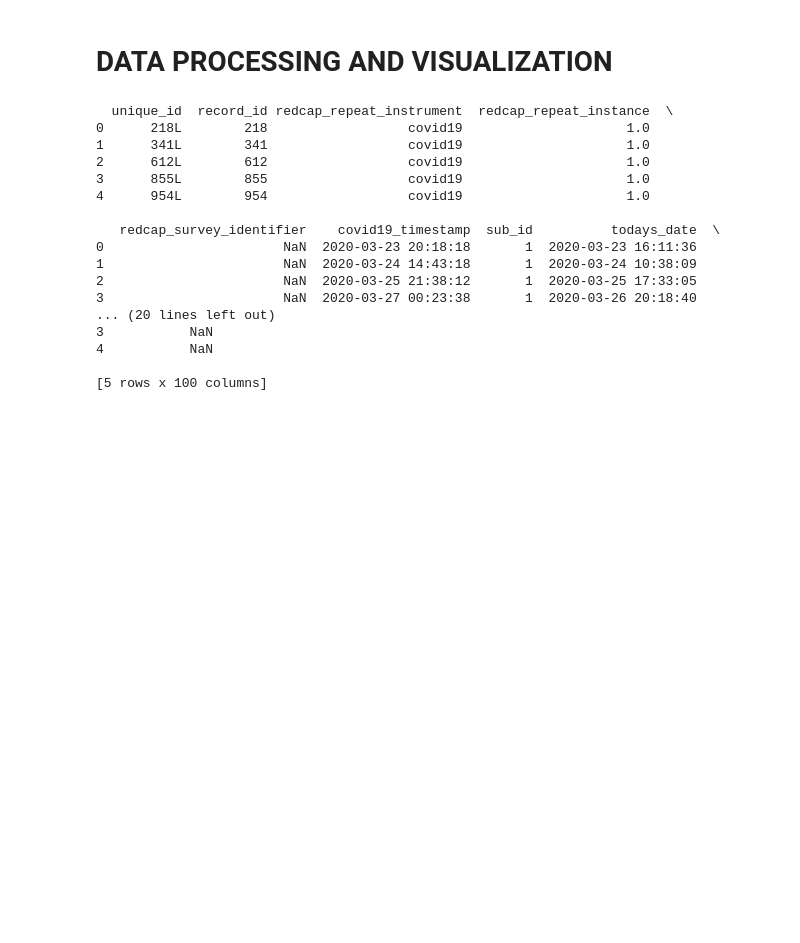
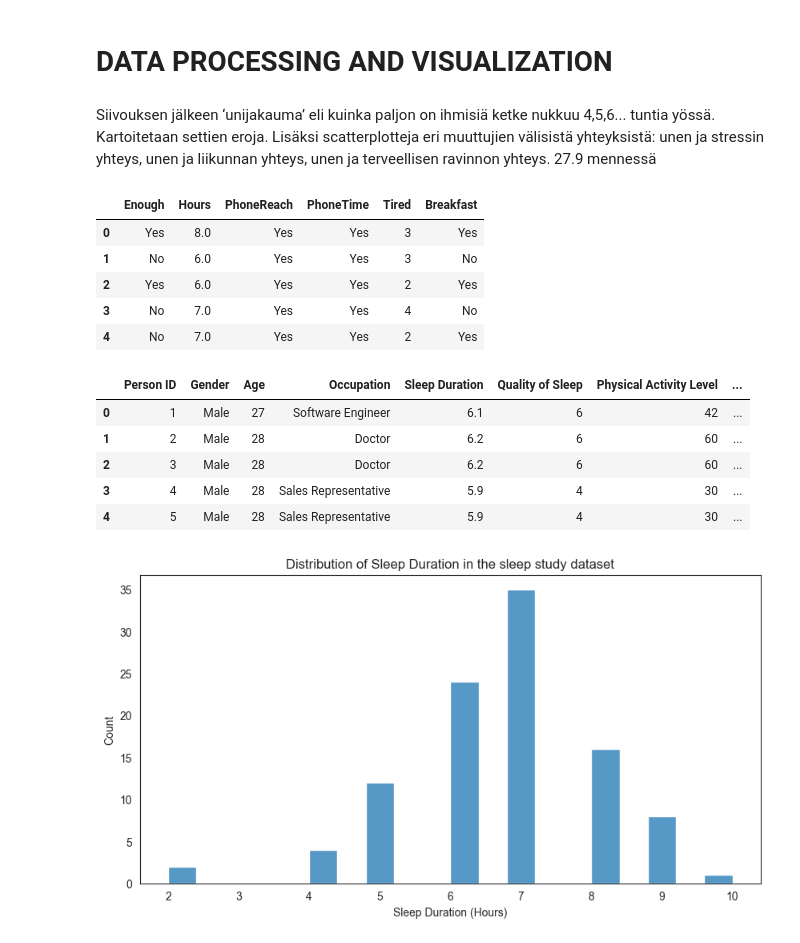
Before and after one commit to heksaani/DataScienceProject, a Jupyter notebook: preprocessing.ipynb, the cells around one changed output. Saved outputs shown, nothing was run; the diff lists cells and outputs as text; code cells hidden in the pictures; blank space fills up the shorter version.

Commit message:
Edit on the preprocessing file and add data folder with some of the data

```diff
--- a/preprocessing.ipynb
+++ b/preprocessing.ipynb
@@ -3,6 +3,8 @@
 # PROJECT WORK
 # %% [markdown]
 # DATA PROCESSING AND VISUALIZATION
+# %% [markdown]
+Siivouksen jälkeen ‘unijakauma’ eli kuinka paljon on ihmisiä ketke nukkuu 4,5,6... tuntia yössä. Kartoitetaan settien eroja. Lisäksi scatterplotteja eri muuttujien välisistä yhteyksistä: unen ja stressin yhteys, unen ja liikunnan yhteys, unen ja terveellisen ravinnon yhteys. 27.9 mennessä
 # %%
 import pandas as pd
 import numpy as np
@@ -10,27 +12,34 @@ import matplotlib.pyplot as plt
 import seaborn as sns
 
 # read csv file to dataframe
-df = pd.read_csv('')
-# print column names
-#print(df.columns)
+sleep_study = pd.read_csv('./data/SleepStudyData.csv')
+sleep_health_study = pd.read_csv('./data/Sleep_health_and_lifestyle_dataset.csv')
 
-# print first 5 rows
-print(df.head())
+# print the first 5 rows of each dataframe side by side
+display(sleep_study.head())
+display(sleep_health_study.head())
 # %% [output]
-  unique_id  record_id redcap_repeat_instrument  redcap_repeat_instance  \
-0      218L        218                  covid19                     1.0
-1      341L        341                  covid19                     1.0
-2      612L        612                  covid19                     1.0
-3      855L        855                  covid19                     1.0
-4      954L        954                  covid19                     1.0
-
-   redcap_survey_identifier    covid19_timestamp  sub_id          todays_date  \
-0                       NaN  2020-03-23 20:18:18       1  2020-03-23 16:11:36
-1                       NaN  2020-03-24 14:43:18       1  2020-03-24 10:38:09
-2                       NaN  2020-03-25 21:38:12       1  2020-03-25 17:33:05
-3                       NaN  2020-03-27 00:23:38       1  2020-03-26 20:18:40
-... (20 lines left out)
-3           NaN
-4           NaN
-
-[5 rows x 100 columns]
+|  | Enough | Hours | PhoneReach | PhoneTime | Tired | Breakfast |
+| 0 | Yes | 8.0 | Yes | Yes | 3 | Yes |
+| 1 | No | 6.0 | Yes | Yes | 3 | No |
+| 2 | Yes | 6.0 | Yes | Yes | 2 | Yes |
+| 3 | No | 7.0 | Yes | Yes | 4 | No |
+| 4 | No | 7.0 | Yes | Yes | 2 | Yes |
+|  | Person ID | Gender | Age | Occupation | Sleep Duration | Quality of Sleep | Physical Activity Level | ... |
+| 0 | 1 | Male | 27 | Software Engineer | 6.1 | 6 | 42 | ... |
+| 1 | 2 | Male | 28 | Doctor | 6.2 | 6 | 60 | ... |
+| 2 | 3 | Male | 28 | Doctor | 6.2 | 6 | 60 | ... |
+| 3 | 4 | Male | 28 | Sales Representative | 5.9 | 4 | 30 | ... |
+| 4 | 5 | Male | 28 | Sales Representative | 5.9 | 4 | 30 | ... |
+# %%
+# create a plot showing the distribution of the sleep duration
+BMI category, Blood Pressure, Sleep Disorder
+sns.set_style('white')
+plt.figure(figsize=(10, 5))
+sns.histplot(data=sleep_study, x='Hours', bins=20)
+plt.title('Distribution of Sleep Duration in the sleep study dataset')
+plt.xlabel('Sleep Duration (Hours)')
+plt.ylabel('Count')
+plt.show()
+# %% [output]
+[figure, added]
```
Also changed, not shown: parts of 7 cells of this notebook, 4 other files.
